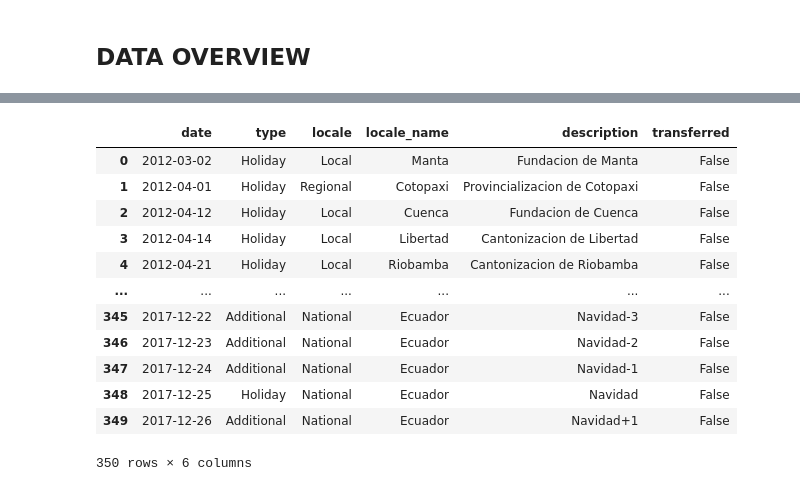
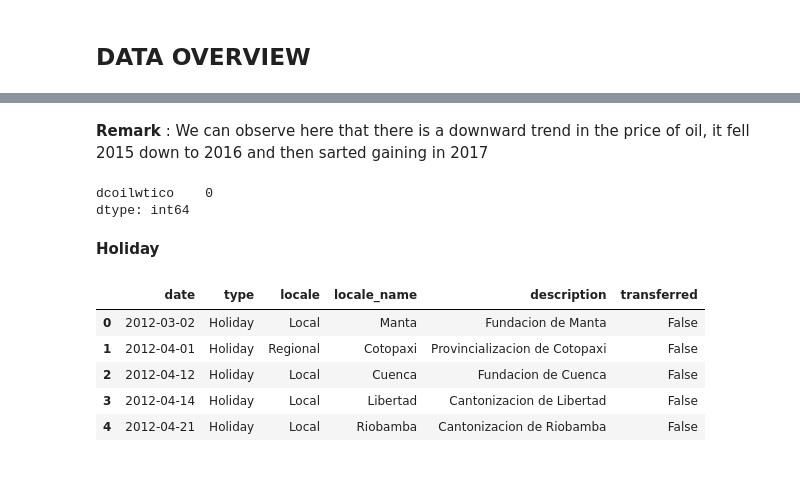
Before and after one commit to codedzifa/Regression-Project, a Jupyter notebook: Regression.ipynb, the cells around one changed output, grey strips where cells are left out. Drawn from its saved outputs; the diff is of its cells as text; code cells hidden in the pictures.

Commit message:
data overview

```diff
--- a/Regression.ipynb
+++ b/Regression.ipynb
@@ -80,16 +228,20 @@ oil
+# %% [markdown]
+**Remark** : We can observe here that there is a downward trend in the price of oil, it fell 2015 down to 2016 and then sarted gaining in 2017
+# %%
+#Since we see a trend in the data and also we realised that the first value is also missing we would then use a backwardfill to tackle our missing values
+df_oil["dcoilwtico"]= df_oil["dcoilwtico"].fillna(method= "bfill")
+df_oil.isna().sum()
+# %% [output]
+dcoilwtico    0
+dtype: int64
+# %% [markdown]
+__Holiday__
 # %%
-holidays
+holidays.head()
 # %% [output]
 |  | date | type | locale | locale_name | description | transferred |
 | 0 | 2012-03-02 | Holiday | Local | Manta | Fundacion de Manta | False |
 | 1 | 2012-04-01 | Holiday | Regional | Cotopaxi | Provincializacion de Cotopaxi | False |
 | 2 | 2012-04-12 | Holiday | Local | Cuenca | Fundacion de Cuenca | False |
 | 3 | 2012-04-14 | Holiday | Local | Libertad | Cantonizacion de Libertad | False |
 | 4 | 2012-04-21 | Holiday | Local | Riobamba | Cantonizacion de Riobamba | False |
-| ... | ... | ... | ... | ... | ... | ... |
-| 345 | 2017-12-22 | Additional | National | Ecuador | Navidad-3 | False |
-| 346 | 2017-12-23 | Additional | National | Ecuador | Navidad-2 | False |
-| 347 | 2017-12-24 | Additional | National | Ecuador | Navidad-1 | False |
-| 348 | 2017-12-25 | Holiday | National | Ecuador | Navidad | False |
-| 349 | 2017-12-26 | Additional | National | Ecuador | Navidad+1 | False |
-350 rows × 6 columns
```
Also changed, not shown: parts of 33 cells of this notebook.
